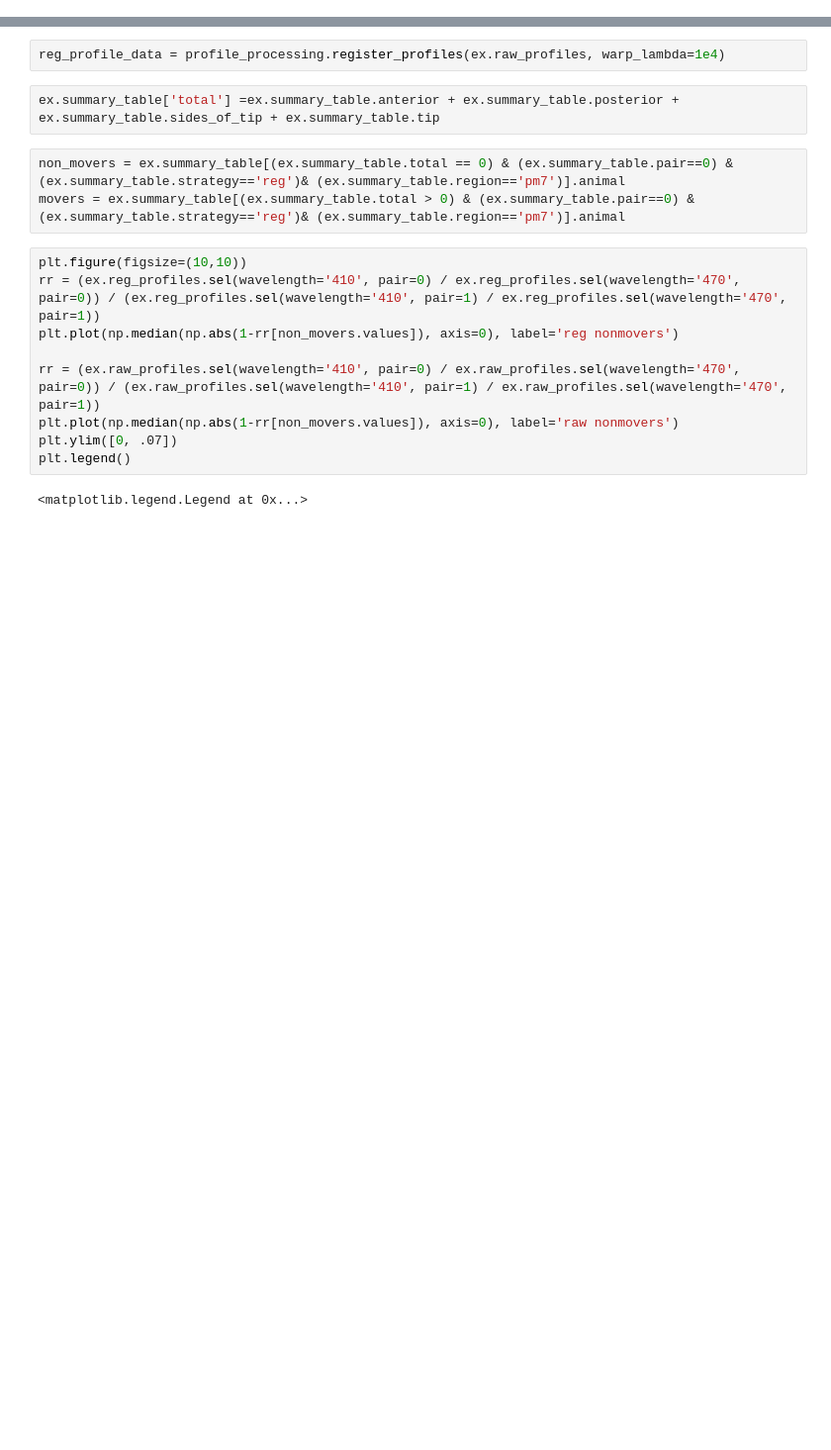
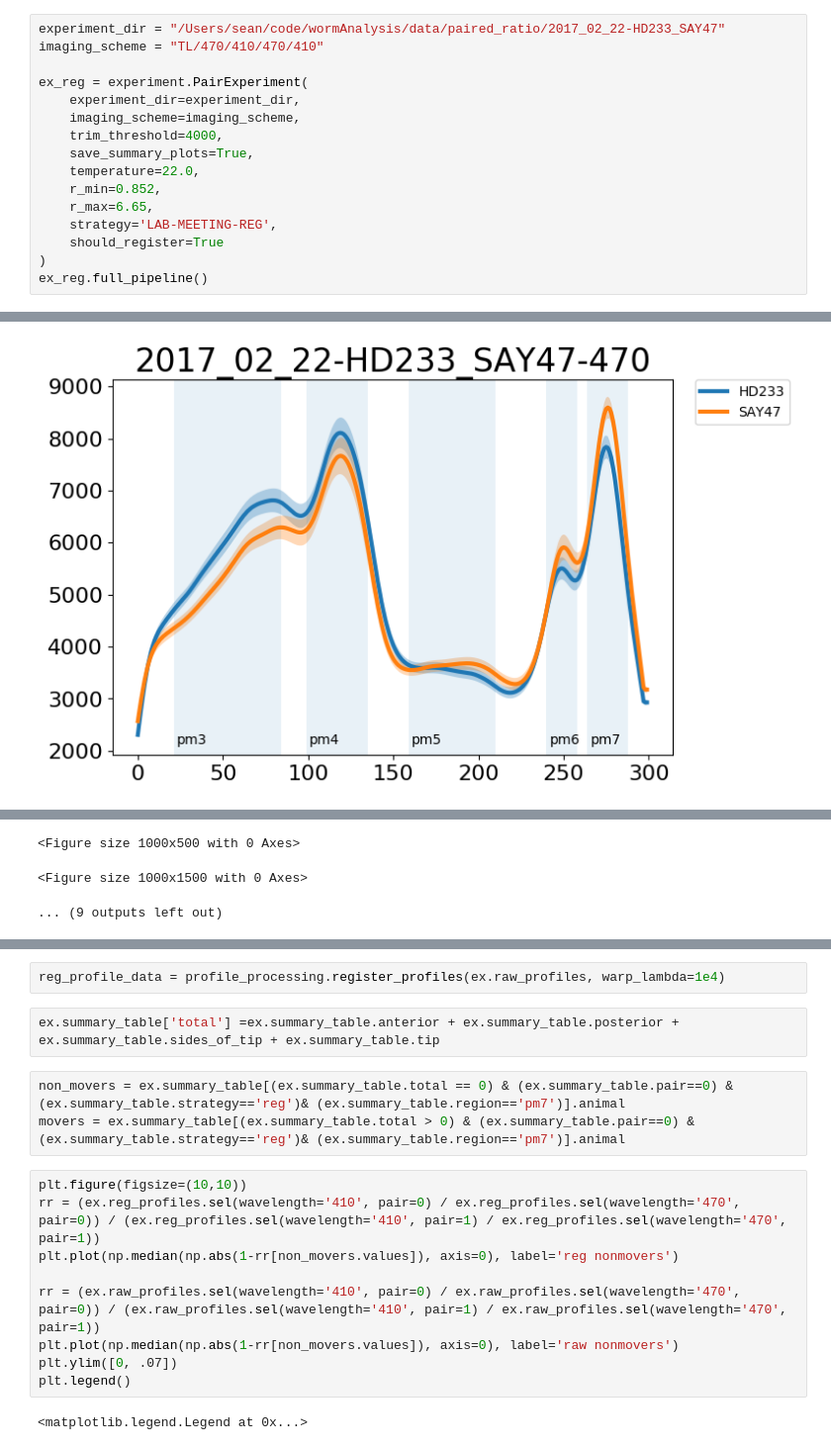
Before and after one commit to ApfeldLab/pharynx_redox, a Jupyter notebook: python/notebooks/MATLAB FDA.ipynb, the cells around one changed output, grey strips where cells are left out. Shown at 99% size. Cells and saved outputs as stored; diff of their text form; blank space fills up the shorter version.

```diff
--- a/python/notebooks/MATLAB FDA.ipynb
+++ b/python/notebooks/MATLAB FDA.ipynb
@@ -36,3 +37,20 @@ reload(profile_processing)
 reload(data_analysis)
 
 logging.basicConfig(format='%(asctime)s %(levelname)s:%(message)s', level=logging.DEBUG, datefmt='%I:%M:%S')
+# %%
+experiment_dir = "/Users/sean/code/wormAnalysis/data/paired_ratio/2017_02_22-HD233_SAY47"
+imaging_scheme = "TL/470/410/470/410"
+
+ex_reg = experiment.PairExperiment(
+    experiment_dir=experiment_dir,
+    imaging_scheme=imaging_scheme,
+    trim_threshold=4000,
+    save_summary_plots=True,
+    temperature=22.0,
+    r_min=0.852,
+    r_max=6.65,
+    strategy='LAB-MEETING-REG',
+    should_register=True
+)
+ex_reg.full_pipeline()
+# %% [output]
@@ -38,0 +74 @@ logging.basicConfig(format='%(asctime)s %(levelname)s:%(message)s', level=loggin
+[figure, added]
@@ -38,0 +83,3 @@ logging.basicConfig(format='%(asctime)s %(levelname)s:%(message)s', level=loggin
+<Figure size 1000x500 with 0 Axes>
+<Figure size 1000x1500 with 0 Axes>
+... (9 outputs left out)
```
Also changed, not shown: parts of 24 cells of this notebook, 2 other files.
